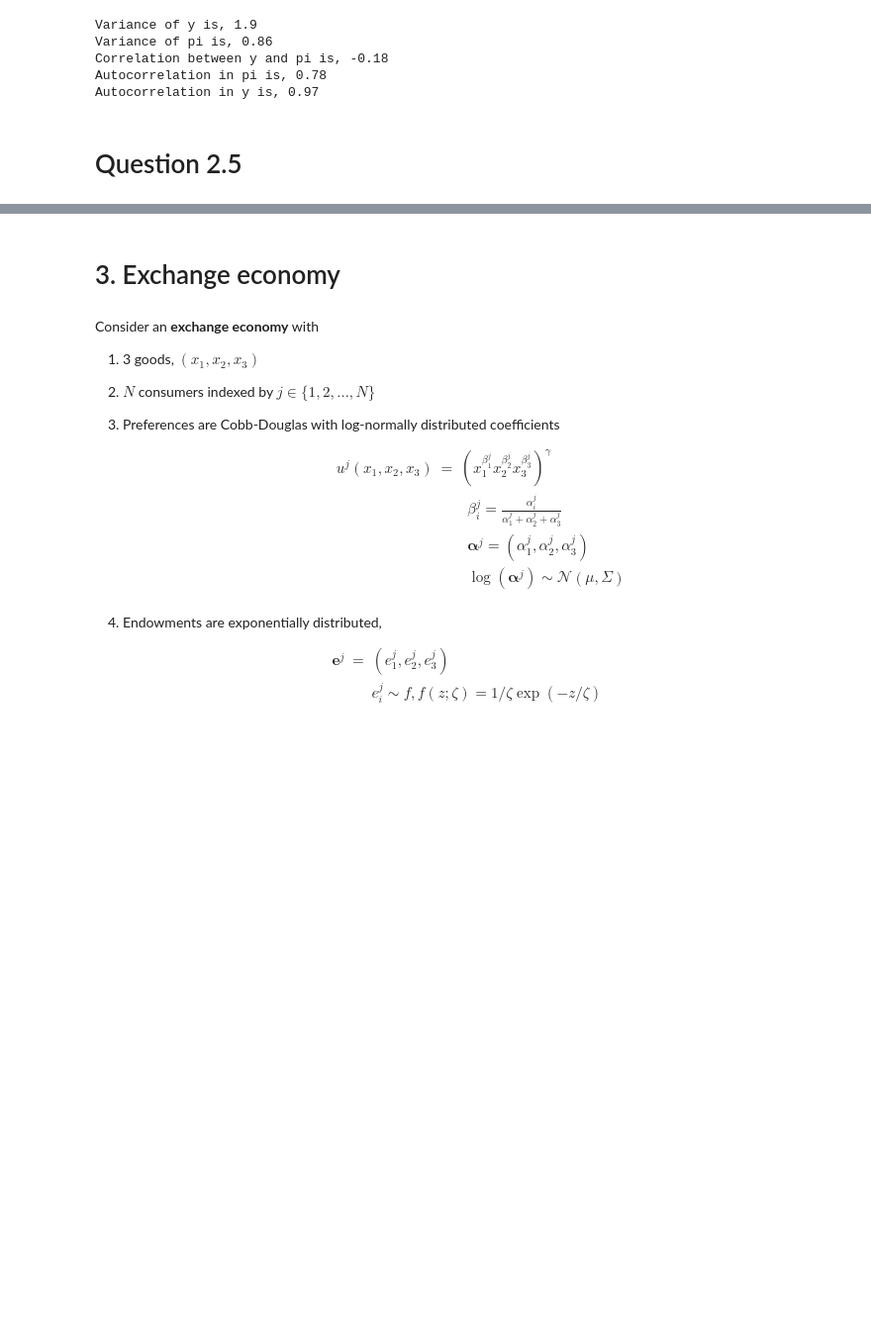
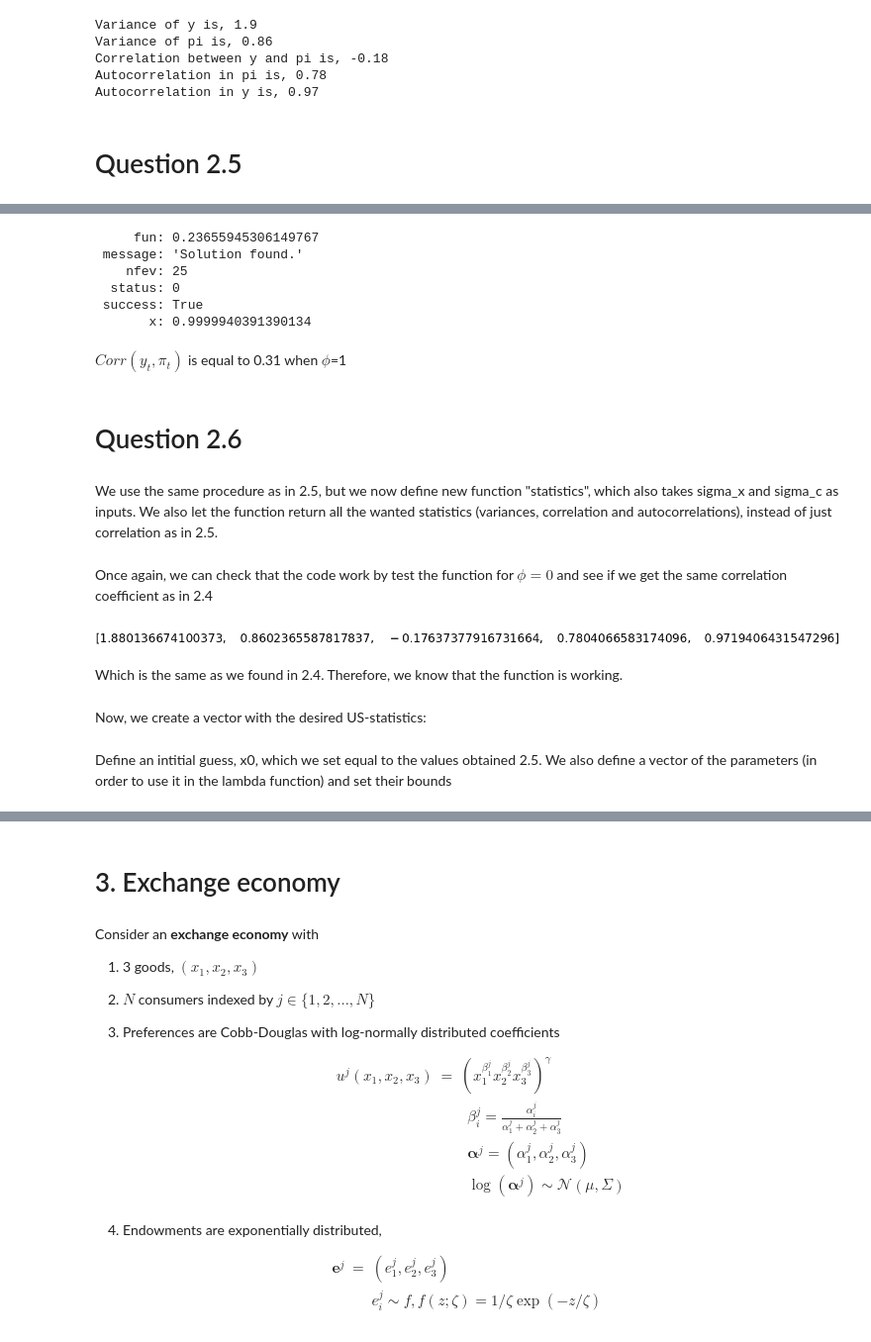
Before and after one commit to NumEconCopenhagen/projects-2019-tba, a Jupyter notebook: examproject/exam_2019.ipynb, the cells around one changed output, grey strips where cells are left out. Shown at 99% size. Drawn from its saved outputs; the diff is of its cells as text; code cells hidden in the pictures; blank space fills up the shorter version.

```diff
--- a/examproject/exam_2019.ipynb
+++ b/examproject/exam_2019.ipynb
@@ -1005,0 +935,20 @@ TypeError: unsupported operand type(s) for -: 'list' and 'float'
+# %%
+#define the function
+obj = lambda phi: (corr_func(phi)-0.31)**2
+
+# use scipy optimize
+solution=optimize.minimize_scalar(obj,0, method='bounded',bounds=(0,1))
+solution
+# %% [output]
+     fun: 0.23655945306149767
+ message: 'Solution found.'
+    nfev: 25
+  status: 0
+ success: True
+       x: 0.9999940391390134
+# %% [markdown]
+$Corr(y_t, \pi_t)$ is equal to 0.31 when $\phi$=1
+# %% [markdown]
+# Question 2.6
+# %% [markdown]
+We use the same procedure as in 2.5, but we now define new function "statistics", which also takes sigma_x and sigma_c as inputs. We also let the function return all the wanted statistics (variances, correlation and autocorrelations), instead of just correlation as in 2.5.
@@ -1005,0 +1018,10 @@ TypeError: unsupported operand type(s) for -: 'list' and 'float'
+# %% [markdown]
+Once again, we can check that the code work by test the function for $ \phi = 0 $ and see if we get the same correlation coefficient as in 2.4
+# %%
+statistics(0, par['sigma_x'], par['sigma_c'])
+# %% [output]
+[figure, added]
+# %% [markdown]
+Which is the same as we found in 2.4. Therefore, we know that the function is working.
+# %% [markdown]
+Now, we create a vector with the desired US-statistics:
@@ -1005,0 +1030,2 @@ TypeError: unsupported operand type(s) for -: 'list' and 'float'
+# %% [markdown]
+Define an intitial guess, x0, which we set equal to the values obtained 2.5. We also define a vector of the parameters (in order to use it in the lambda function) and set their bounds
```
Also changed, not shown: parts of 29 cells of this notebook, 1 other file.
